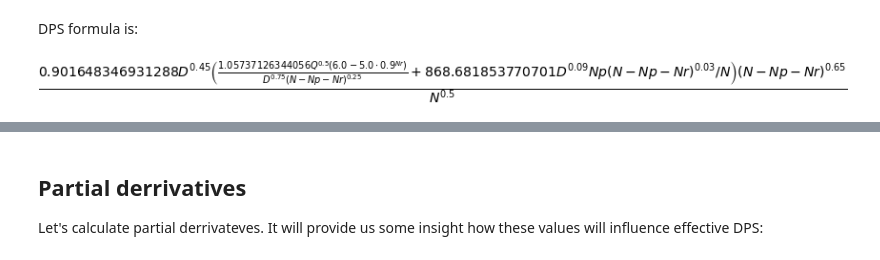
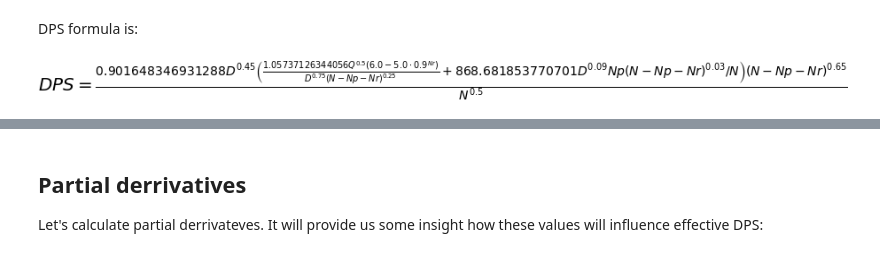
Before and after one commit to dkargin/ftd_spreadsheets, a Jupyter notebook: APS Calculus.ipynb, the cells around one changed output, grey strips where cells are left out. Cells and saved outputs as stored; diff of their text form; code cells hidden in the pictures.

```diff
--- a/APS Calculus.ipynb
+++ b/APS Calculus.ipynb
@@ -52,6 +52,6 @@ data
 # %% [markdown]
 DPS formula is:
 # %%
- data["dps"]
+ Eq(Symbol('DPS'), data["dps"])
 # %% [output]
-[figure, old version]
+[figure, new version]
```
Also changed, not shown: parts of 2 cells of this notebook, 6 other files.
